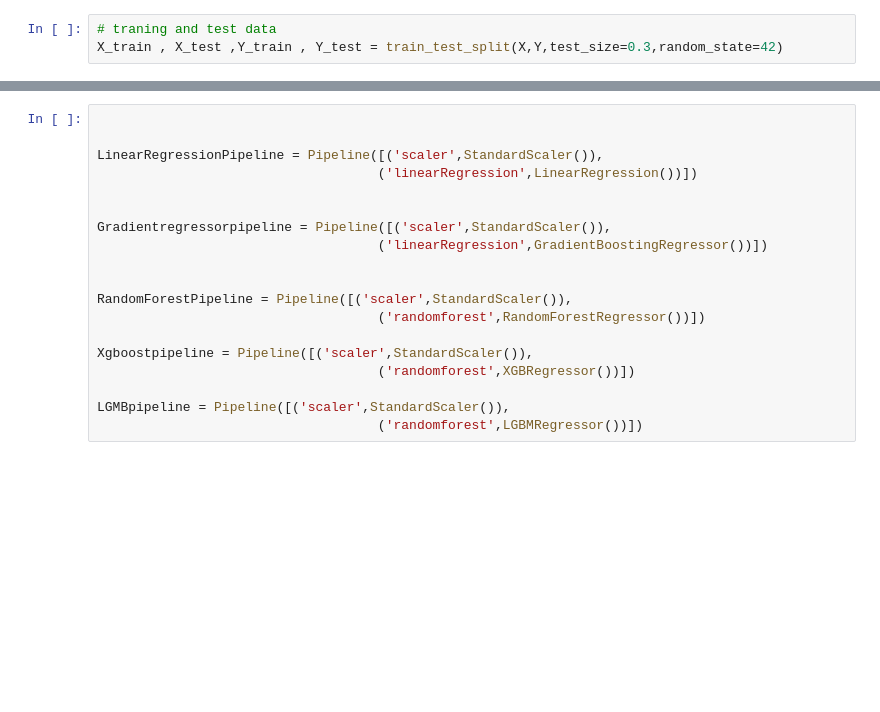
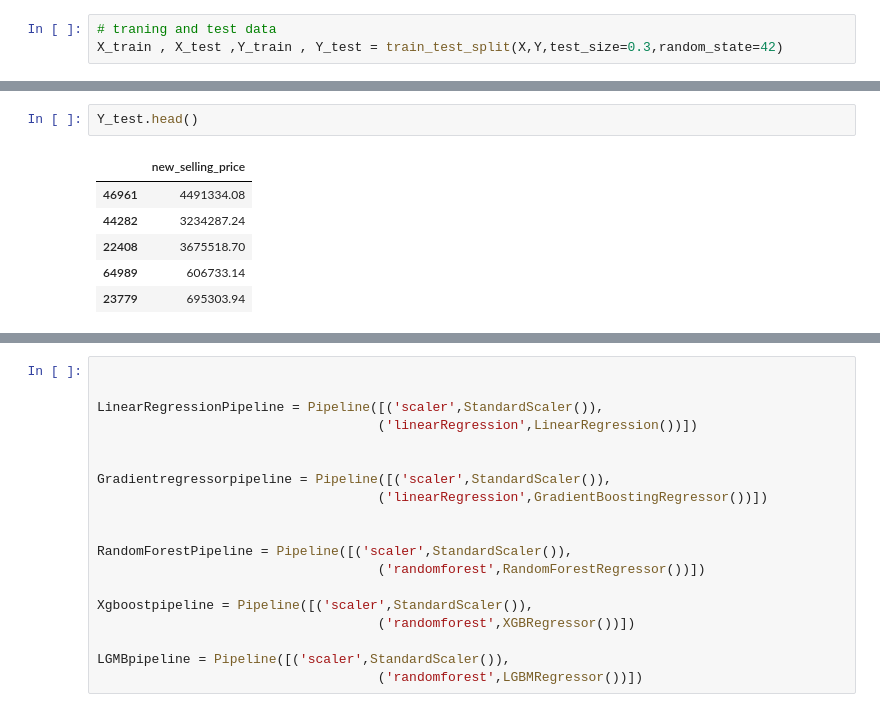
Before and after one commit to drigger091/home-llc-task-2, a Jupyter notebook: Model_building_implementation.ipynb, the cells around one changed output, grey strips where cells are left out. Saved outputs shown, nothing was run; the diff lists cells and outputs as text; blank space fills up the shorter version.

```diff
--- a/Model_building_implementation.ipynb
+++ b/Model_building_implementation.ipynb
@@ -468,0 +440,9 @@ X_train , X_test ,Y_train , Y_test = train_test_split(X,Y,test_size=0.3,random_s
+# %%
+Y_test.head()
+# %% [output]
+|  | new_selling_price |
+| 46961 | 4491334.08 |
+| 44282 | 3234287.24 |
+| 22408 | 3675518.70 |
+| 64989 | 606733.14 |
+| 23779 | 695303.94 |
```
Also changed, not shown: parts of 17 cells of this notebook, 2 other files.
